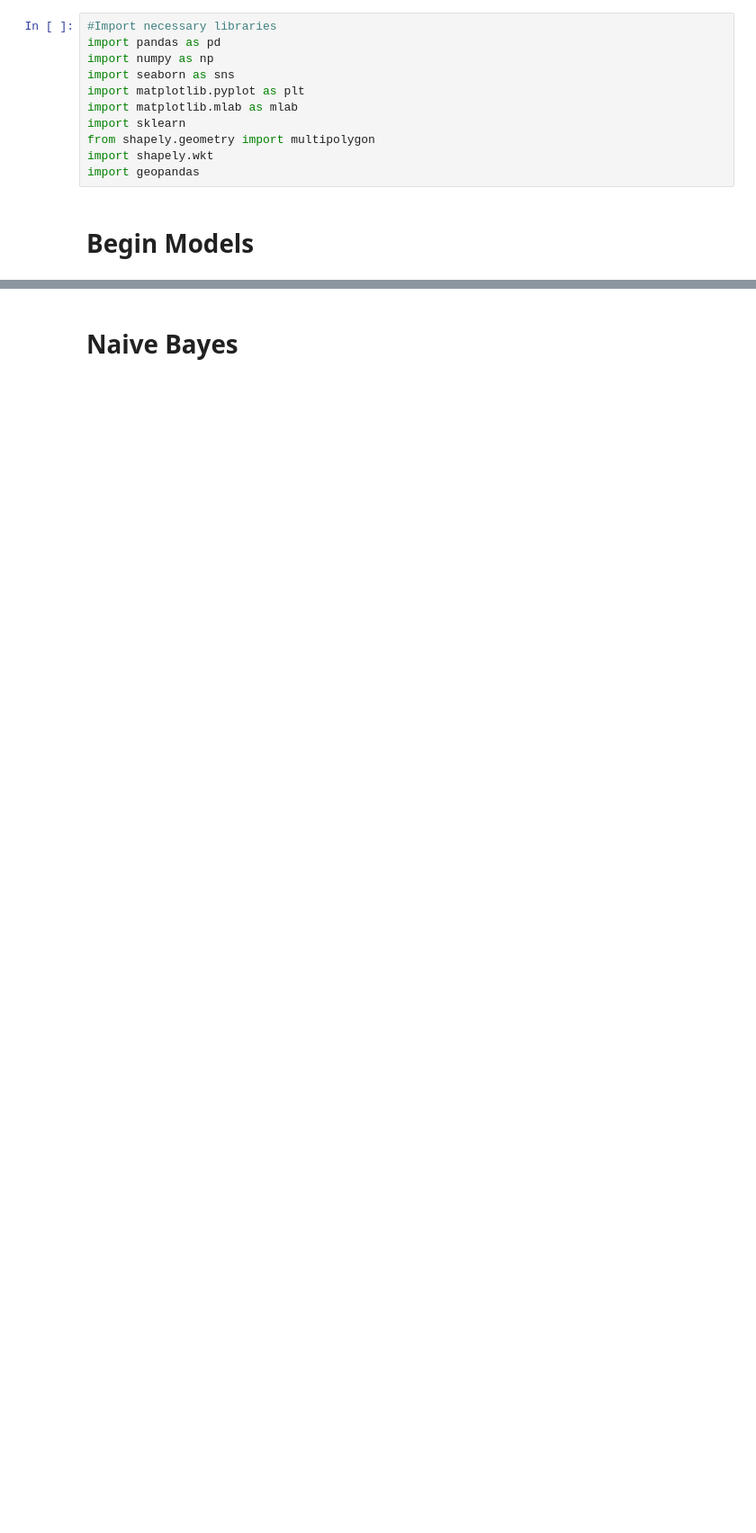
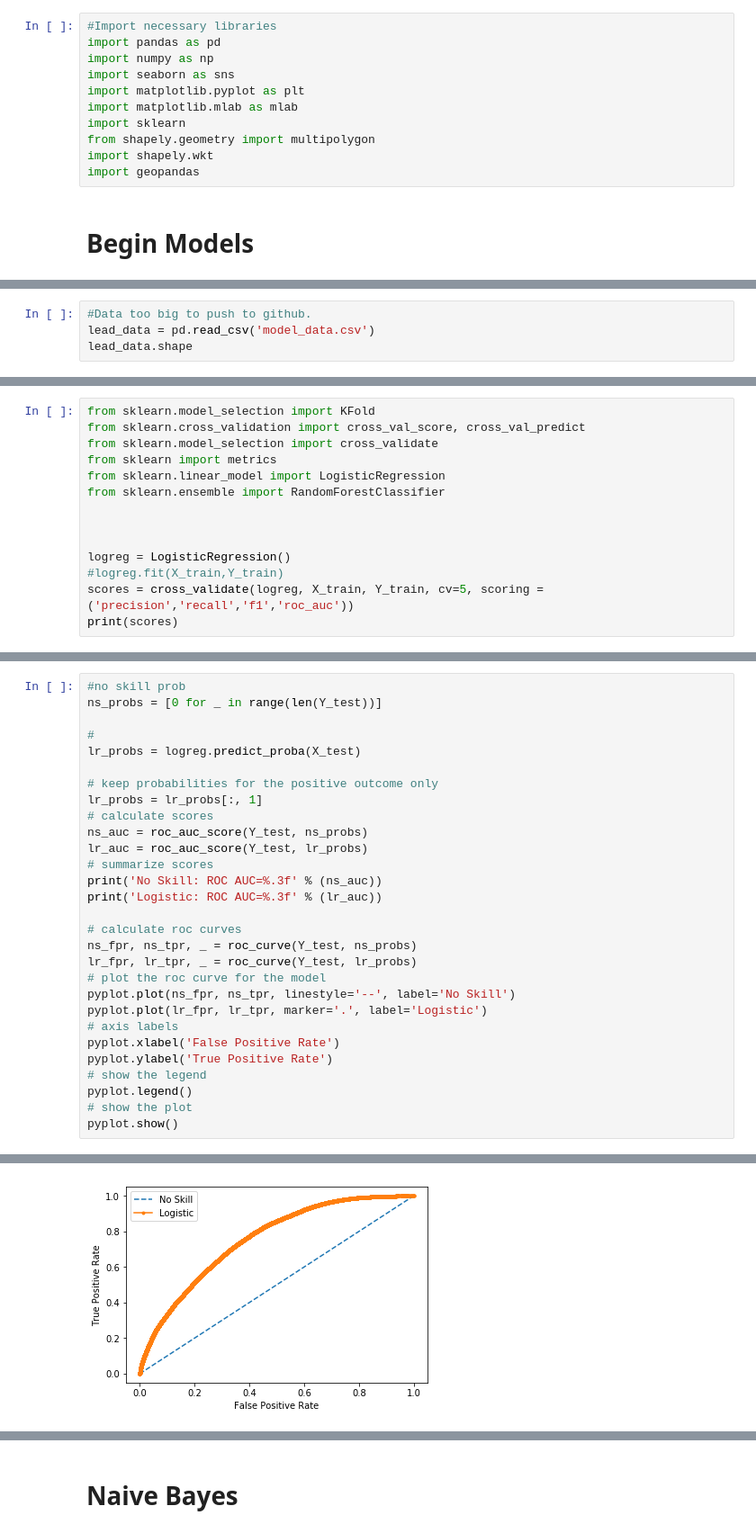
Before and after one commit to eric-r-cooper/NYC_Lead_Locator, a Jupyter notebook: model_evaluation.ipynb, the cells around one changed output, grey strips where cells are left out. Shown at 90% size. Cells and saved outputs as stored; diff of their text form; blank space fills up the shorter version.

Commit message:
Add files via upload
update model

```diff
--- a/model_evaluation.ipynb
+++ b/model_evaluation.ipynb
@@ -433,0 +18,4 @@ modl.corr()
+# %%
+#Data too big to push to github.
+lead_data = pd.read_csv('model_data.csv')
+lead_data.shape
@@ -433,0 +70,14 @@ modl.corr()
+# %%
+from sklearn.model_selection import KFold
+from sklearn.cross_validation import cross_val_score, cross_val_predict
+from sklearn.model_selection import cross_validate
+from sklearn import metrics
+from sklearn.linear_model import LogisticRegression
+from sklearn.ensemble import RandomForestClassifier
+
+
+
+logreg = LogisticRegression()
+#logreg.fit(X_train,Y_train)
+scores = cross_validate(logreg, X_train, Y_train, cv=5, scoring = ('precision','recall','f1','roc_auc'))
+print(scores)
@@ -433,0 +115,30 @@ modl.corr()
+# %%
+#no skill prob
+ns_probs = [0 for _ in range(len(Y_test))]
+
+#
+lr_probs = logreg.predict_proba(X_test)
+
+# keep probabilities for the positive outcome only
+lr_probs = lr_probs[:, 1]
+# calculate scores
+ns_auc = roc_auc_score(Y_test, ns_probs)
+lr_auc = roc_auc_score(Y_test, lr_probs)
+# summarize scores
+print('No Skill: ROC AUC=%.3f' % (ns_auc))
+print('Logistic: ROC AUC=%.3f' % (lr_auc))
+
+# calculate roc curves
+ns_fpr, ns_tpr, _ = roc_curve(Y_test, ns_probs)
+lr_fpr, lr_tpr, _ = roc_curve(Y_test, lr_probs)
+# plot the roc curve for the model
+pyplot.plot(ns_fpr, ns_tpr, linestyle='--', label='No Skill')
+pyplot.plot(lr_fpr, lr_tpr, marker='.', label='Logistic')
+# axis labels
+pyplot.xlabel('False Positive Rate')
+pyplot.ylabel('True Positive Rate')
+# show the legend
+pyplot.legend()
+# show the plot
+pyplot.show()
+# %% [output]
@@ -433,0 +147 @@ modl.corr()
+[figure, added]
```
Also changed, not shown: parts of 40 cells of this notebook.
